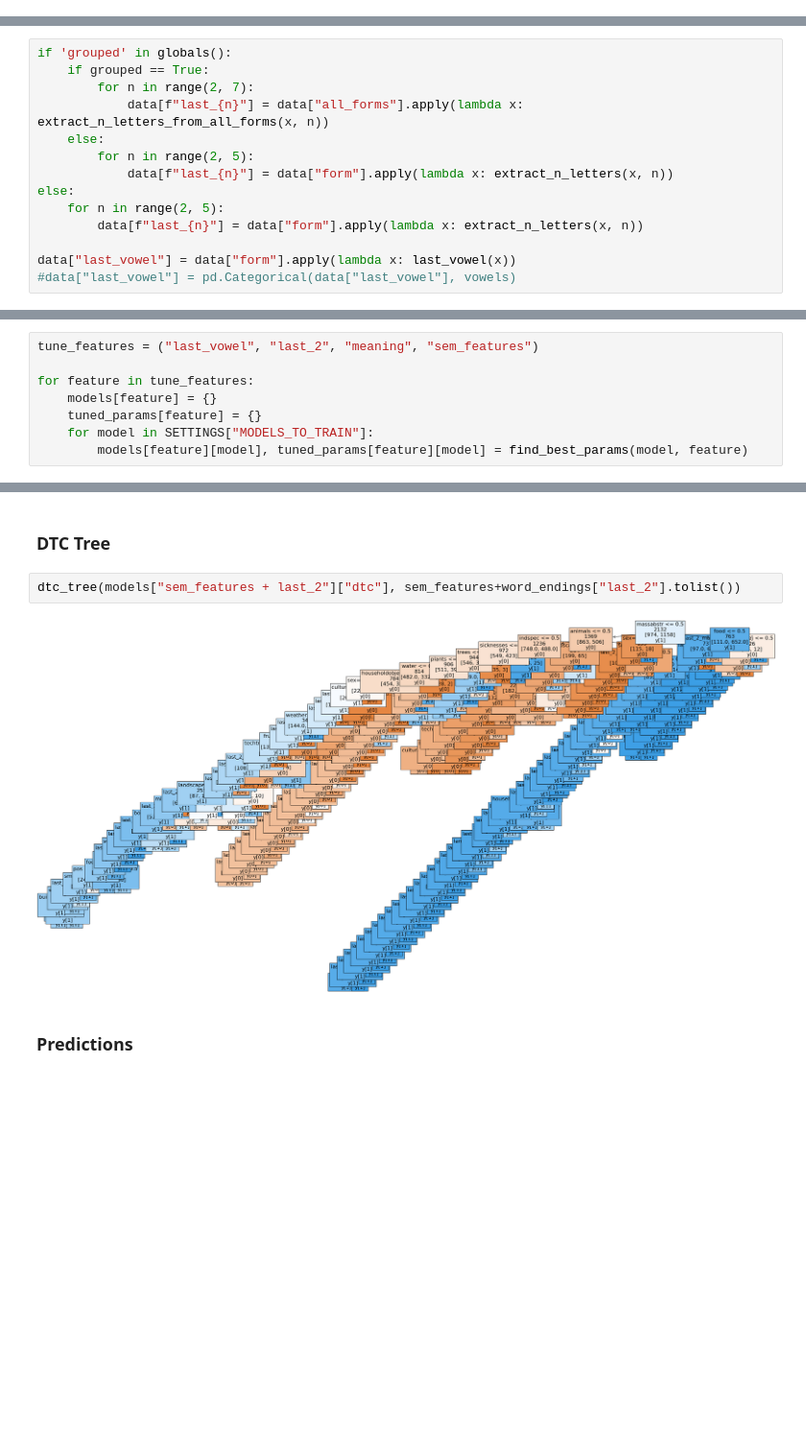
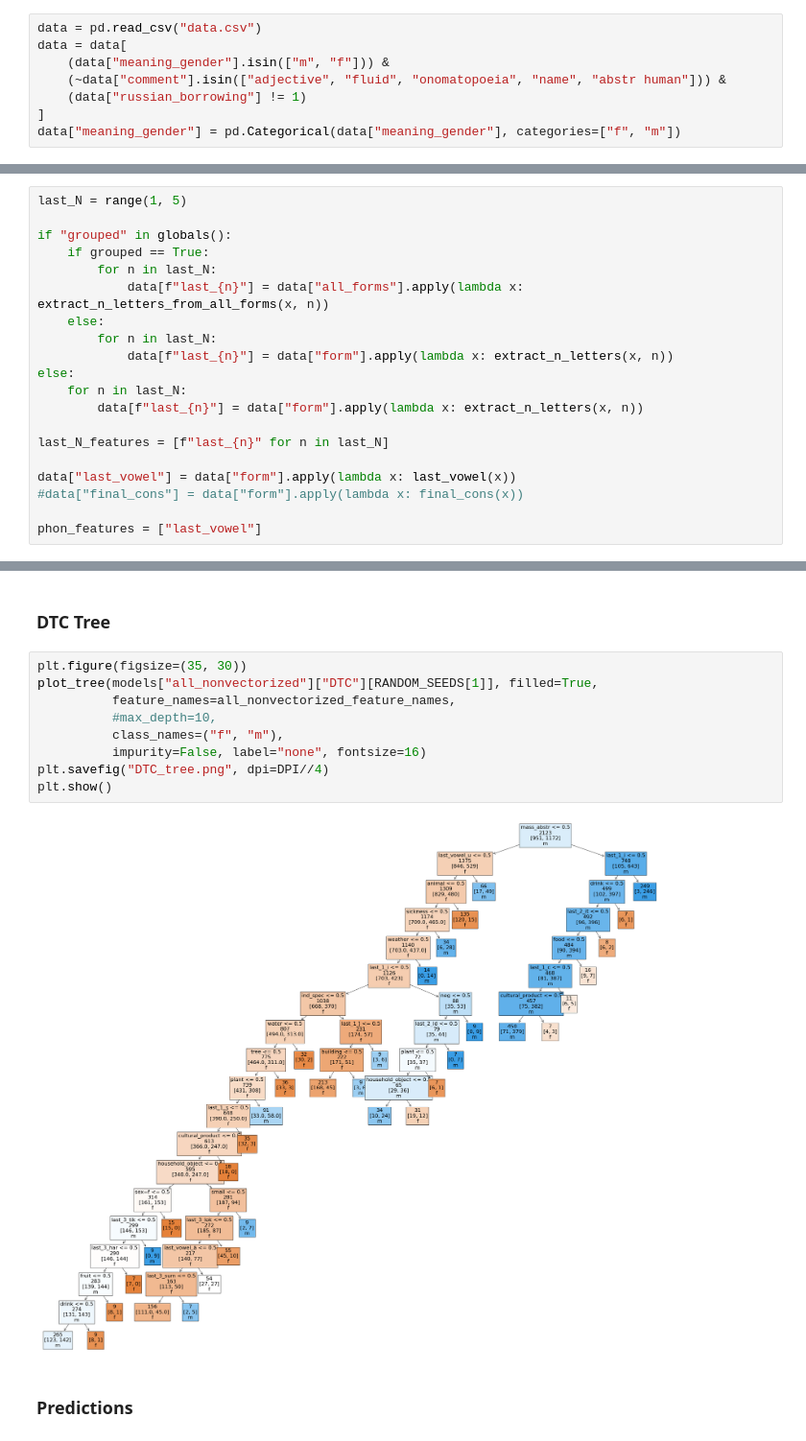
Before and after one commit to mashakrivolap/Coursework2024shughnigender, a Jupyter notebook: Predicting the Gender Category for Shughni Nouns Using Machine Learning Methods.ipynb, the cells around one changed output, grey strips where cells are left out. Shown at 96% size. Cells and saved outputs as stored; diff of their text form; blank space fills up the shorter version.

```diff
--- a/Predicting the Gender Category for Shughni Nouns Using Machine Learning Methods.ipynb
+++ b/Predicting the Gender Category for Shughni Nouns Using Machine Learning Methods.ipynb
@@ -71,3 +48,11 @@ x_feature_values = {}
+# %%
+data = pd.read_csv("data.csv")
+data = data[
+    (data["meaning_gender"].isin(["m", "f"])) &
+    (~data["comment"].isin(["adjective", "fluid", "onomatopoeia", "name", "abstr human"])) &
+    (data["russian_borrowing"] != 1)
+]
+data["meaning_gender"] = pd.Categorical(data["meaning_gender"], categories=["f", "m"])
 # %% [markdown]
 ### Extracting the features
 # %%
@@ -118,14 +109,20 @@ def last_vowel(word):
 # %%
-if 'grouped' in globals():
+last_N = range(1, 5)
+
+if "grouped" in globals():
     if grouped == True:
-        for n in range(2, 7):
+        for n in last_N:
             data[f"last_{n}"] = data["all_forms"].apply(lambda x: extract_n_letters_from_all_forms(x, n))
     else:
-        for n in range(2, 5):
+        for n in last_N:
             data[f"last_{n}"] = data["form"].apply(lambda x: extract_n_letters(x, n))
 else:
-    for n in range(2, 5):
+    for n in last_N:
         data[f"last_{n}"] = data["form"].apply(lambda x: extract_n_letters(x, n))
 
+last_N_features = [f"last_{n}" for n in last_N]
+
 data["last_vowel"] = data["form"].apply(lambda x: last_vowel(x))
-#data["last_vowel"] = pd.Categorical(data["last_vowel"], vowels)
+#data["final_cons"] = data["form"].apply(lambda x: final_cons(x))
+
+phon_features = ["last_vowel"]
@@ -499,8 +497,0 @@ SETTINGS = {
-# %%
-tune_features = ("last_vowel", "last_2", "meaning", "sem_features")
-
-for feature in tune_features:
-    models[feature] = {}
-    tuned_params[feature] = {}
-    for model in SETTINGS["MODELS_TO_TRAIN"]:
-        models[feature][model], tuned_params[feature][model] = find_best_params(model, feature)
@@ -747,9 +778,16 @@ show_importances(models["sem_features"]["rfc"], sem_features, 20)
 # %% [markdown]
 ### DTC Tree
 # %%
-dtc_tree(models["sem_features + last_2"]["dtc"], sem_features+word_endings["last_2"].tolist())
+plt.figure(figsize=(35, 30))
+plot_tree(models["all_nonvectorized"]["DTC"][RANDOM_SEEDS[1]], filled=True,
+          feature_names=all_nonvectorized_feature_names,
+          #max_depth=10,
+          class_names=("f", "m"),
+          impurity=False, label="none", fontsize=16)
+plt.savefig("DTC_tree.png", dpi=DPI//4)
+plt.show()
 # %% [output]
-[figure, old version]
+[figure, new version]
 # %% [markdown]
 ### Predictions
 # %%
```
Also changed, not shown: parts of 77 cells of this notebook, 2 other files.
